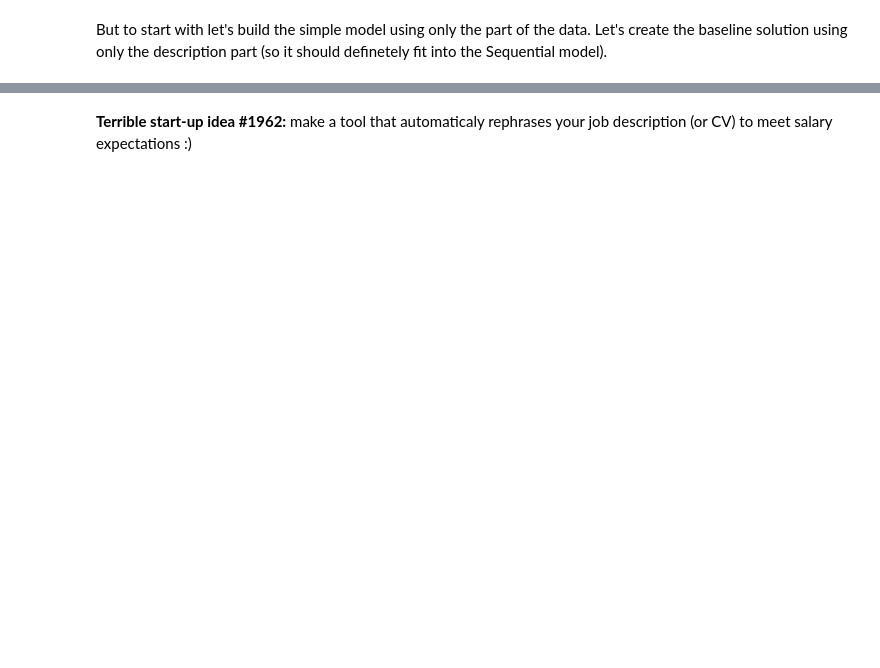
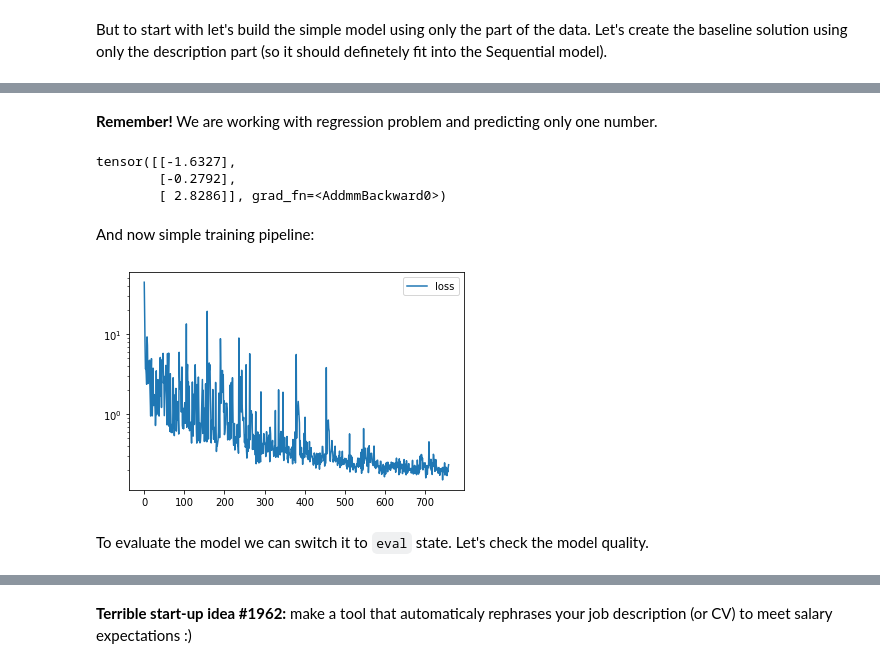
Before and after one commit to Myashka/MIPT_Applied_ML, a Jupyter notebook: week_02_cnn_for_texts.ipynb, the cells around one changed output, grey strips where cells are left out. Cells and saved outputs as stored; diff of their text form; code cells hidden in the pictures; blank space fills up the shorter version.

```diff
--- a/week_02_cnn_for_texts.ipynb
+++ b/week_02_cnn_for_texts.ipynb
@@ -172,7 +160,7 @@ min_count = 10
 
 # We shall only consider tokens that had at least min_count occurences.
 # Create a list of such tokens.
-tokens = [token for token, counts in token_counts.items() if counts > min_count]
+tokens = [token for token, counts in token_counts.items() if counts >= min_count]
 # %%
 len(tokens)
 # %% [output]
@@ -381,0 +414,9 @@ class Reorder(nn.Module):
+# %% [markdown]
+__Remember!__ We are working with regression problem and predicting only one number.
+# %%
+# Check your model. `torch.long` tensors are required for nn.Embedding layers.
+simple_model(torch.tensor(batch["FullDescription"], dtype=torch.long))
+# %% [output]
+tensor([[-1.6327],
+        [-0.2792],
+        [ 2.8286]], grad_fn=<AddmmBackward0>)
@@ -381,0 +425,2 @@ class Reorder(nn.Module):
+# %% [markdown]
+And now simple training pipeline:
@@ -381,0 +429,40 @@ class Reorder(nn.Module):
+# %%
+from IPython.display import clear_output
+
+
+epochs = 1
+model = simple_model
+model.to(device)
+opt = torch.optim.Adam(model.parameters())
+criterion = nn.MSELoss().to(device)
+
+history = []
+for epoch in range(epochs):
+    for batch, target in iterate_minibatches(data_train):
+        # Preprocessing the batch data and target
+        batch = torch.tensor(batch["FullDescription"], dtype=torch.long, device=device)
+        target = torch.tensor(target, device=device)
+
+        predictions = model(batch)
+        predictions = predictions.flatten()
+
+        opt.zero_grad()
+        # Compute loss.
+
+        loss = criterion(predictions, target)
+
+        loss.backward()
+        opt.step()
+        # Train with backprop.
+
+        history.append(loss.item())
+        if len(history) % 10 == 0:
+            clear_output(wait=True)
+            plt.plot(history, label="loss")
+            plt.yscale('log')
+            plt.legend()
+            plt.show()
+# %% [output]
+[figure, added]
+# %% [markdown]
+To evaluate the model we can switch it to `eval` state. Let's check the model quality.
```
Also changed, not shown: parts of 61 cells of this notebook.
